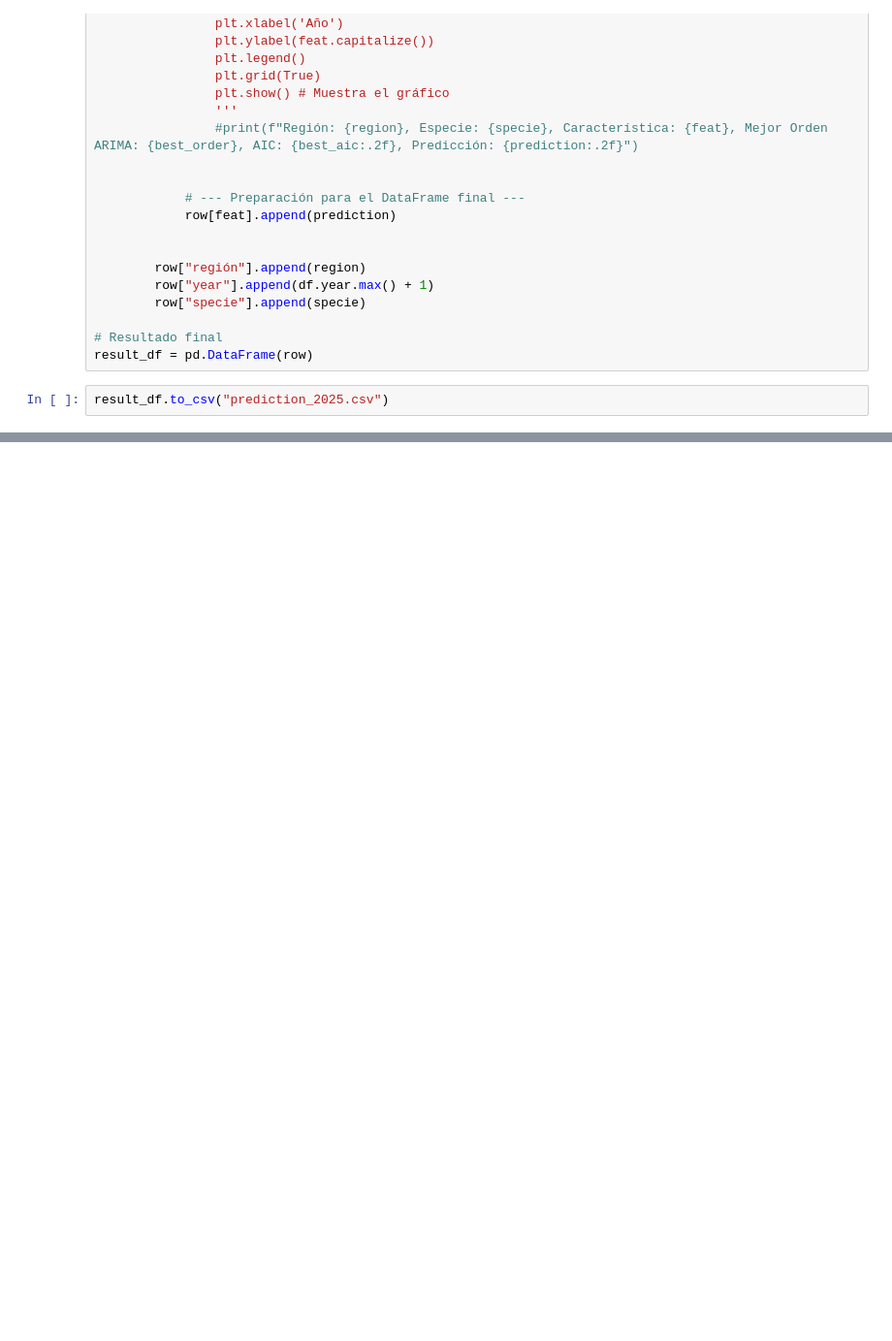
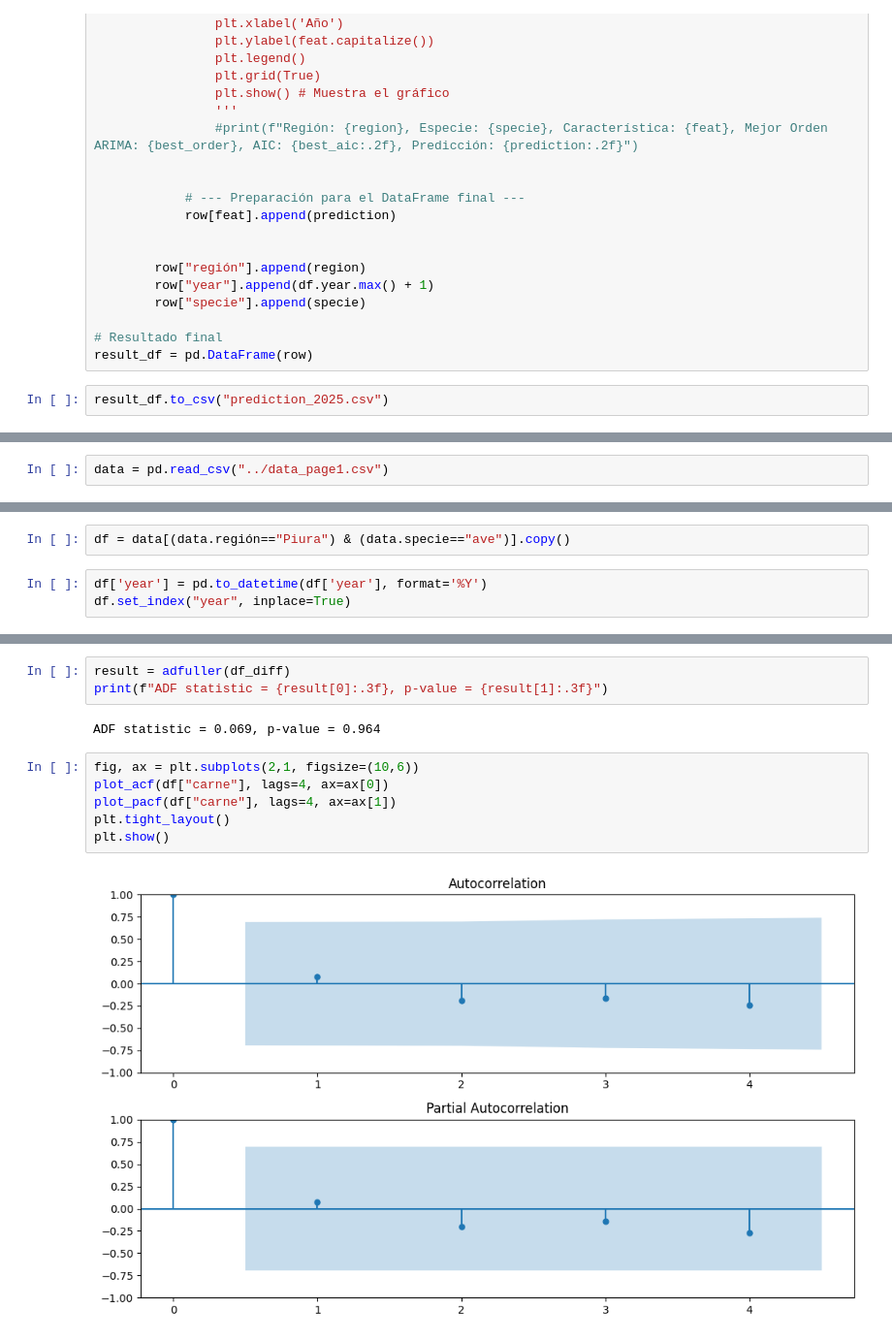
Before and after one commit to angelTCC/Produccion-Ganadera-Avicola, a Jupyter notebook: modelML/ml.ipynb, the cells around one changed output, grey strips where cells are left out. Shown: that part at 97% size. Drawn from its saved outputs; the diff is of its cells as text; blank space fills up the shorter version.

```diff
--- a/modelML/ml.ipynb
+++ b/modelML/ml.ipynb
@@ -129,0 +138,2 @@ result_df.to_csv("prediction_2025.csv")
+# %%
+data = pd.read_csv("../data_page1.csv")
@@ -129,0 +149,5 @@ result_df.to_csv("prediction_2025.csv")
+# %%
+df = data[(data.región=="Piura") & (data.specie=="ave")].copy()
+# %%
+df['year'] = pd.to_datetime(df['year'], format='%Y')
+df.set_index("year", inplace=True)
@@ -129,0 +191,13 @@ result_df.to_csv("prediction_2025.csv")
+# %%
+result = adfuller(df_diff)
+print(f"ADF statistic = {result[0]:.3f}, p-value = {result[1]:.3f}")
+# %% [output]
+ADF statistic = 0.069, p-value = 0.964
+# %%
+fig, ax = plt.subplots(2,1, figsize=(10,6))
+plot_acf(df["carne"], lags=4, ax=ax[0])
+plot_pacf(df["carne"], lags=4, ax=ax[1])
+plt.tight_layout()
+plt.show()
+# %% [output]
+[figure, added]
```
Also changed, not shown: parts of 10 cells of this notebook.
